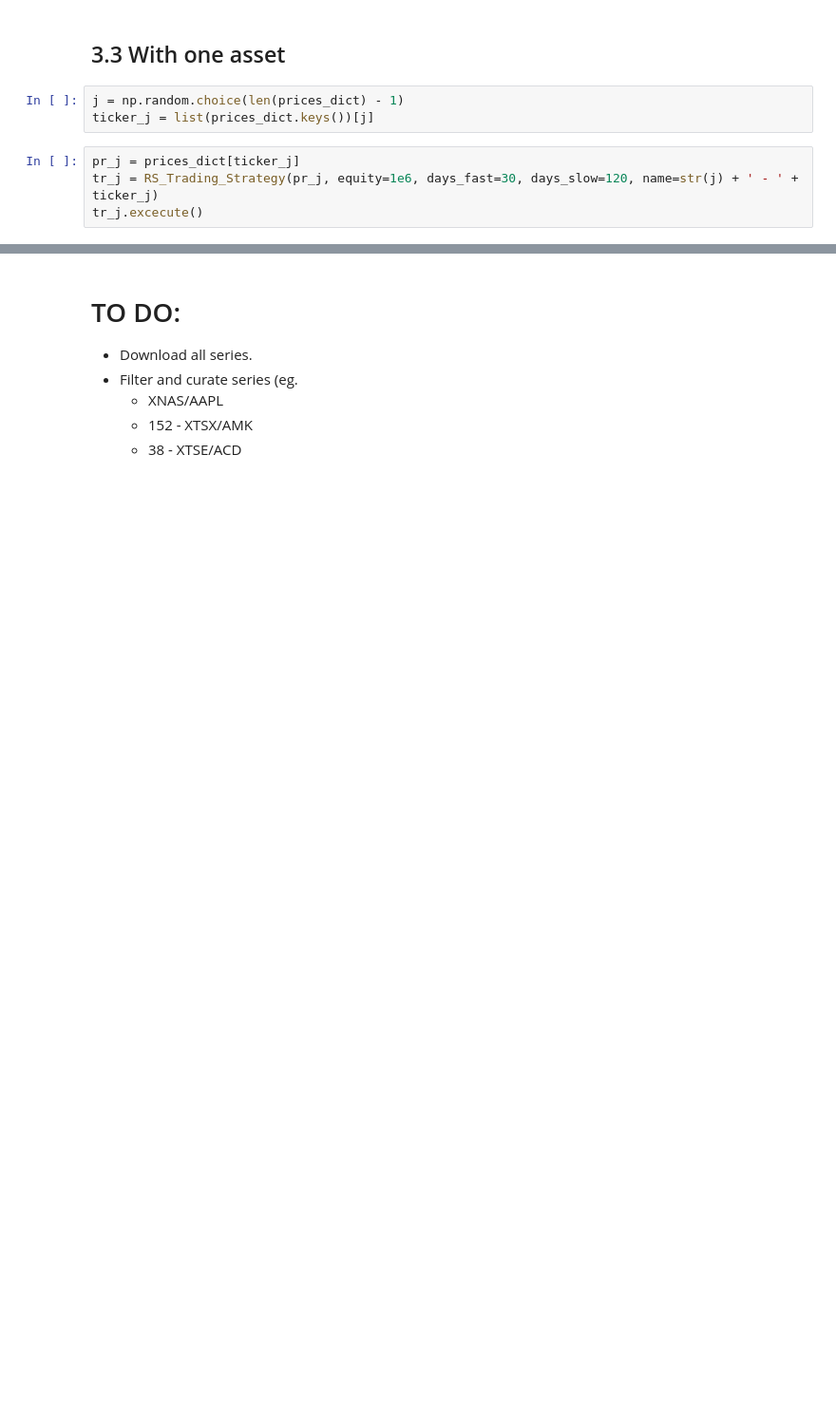
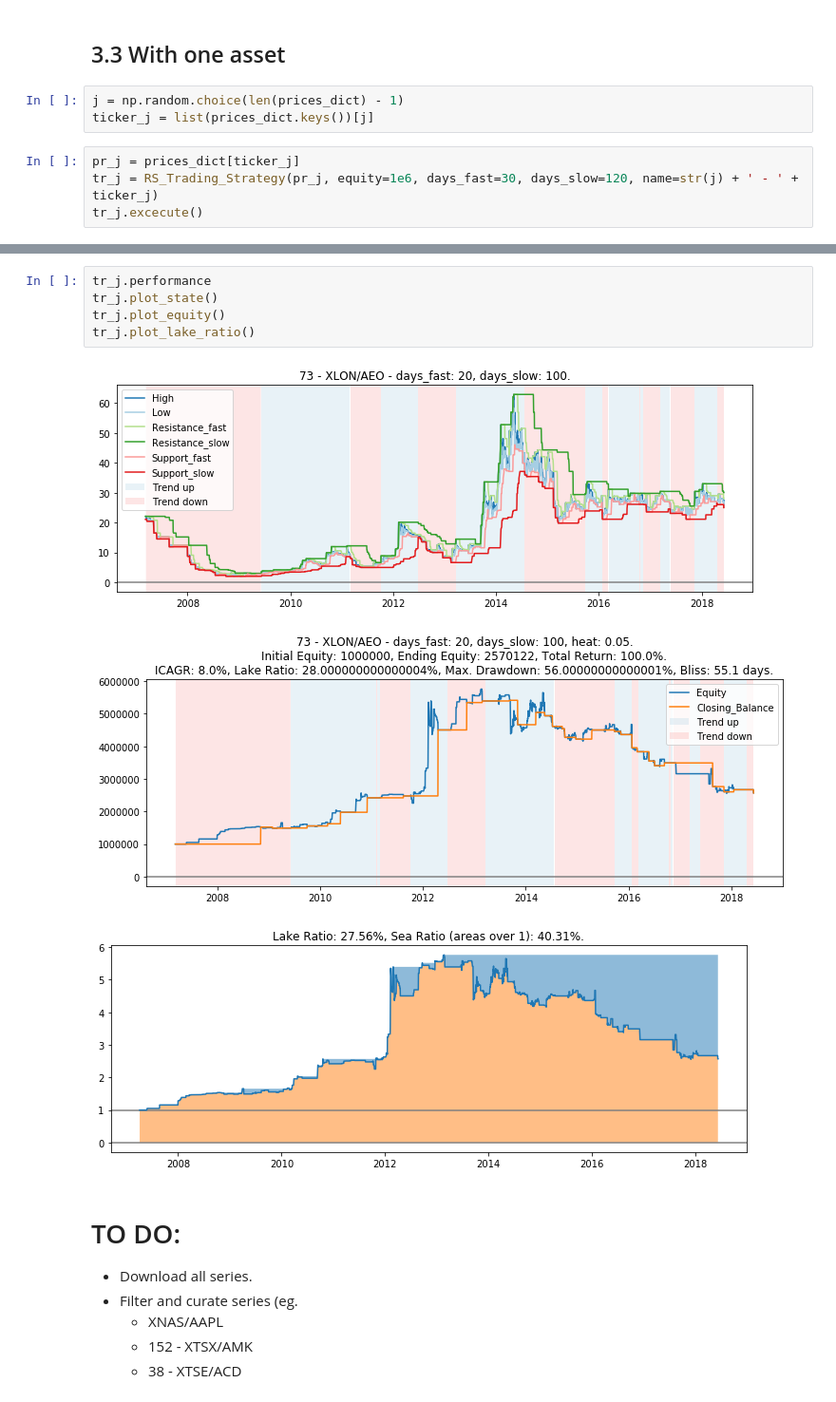
Before and after one commit to peerchen/trend-following-1, a Jupyter notebook: Trend Following Lab.ipynb, the cells around one changed output, grey strips where cells are left out. Shown at 95% size. Drawn from its saved outputs; the diff is of its cells as text; blank space fills up the shorter version.

```diff
--- a/Trend Following Lab.ipynb
+++ b/Trend Following Lab.ipynb
@@ -741,3 +840,12 @@ tr_j.plot_lake_ratio()
+# %%
+tr_j.performance
+tr_j.plot_state()
+tr_j.plot_equity()
+tr_j.plot_lake_ratio()
+# %% [output]
+[figure, added]
+[figure, added]
+[figure, added]
 # %% [markdown]
 # TO DO:
 
```
Also changed, not shown: parts of 14 cells of this notebook.
